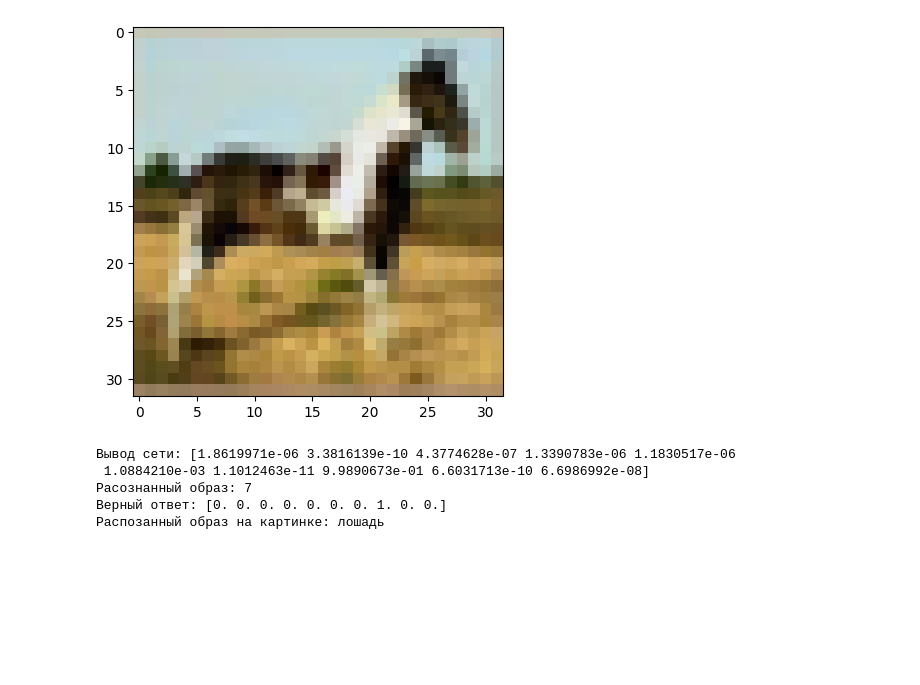
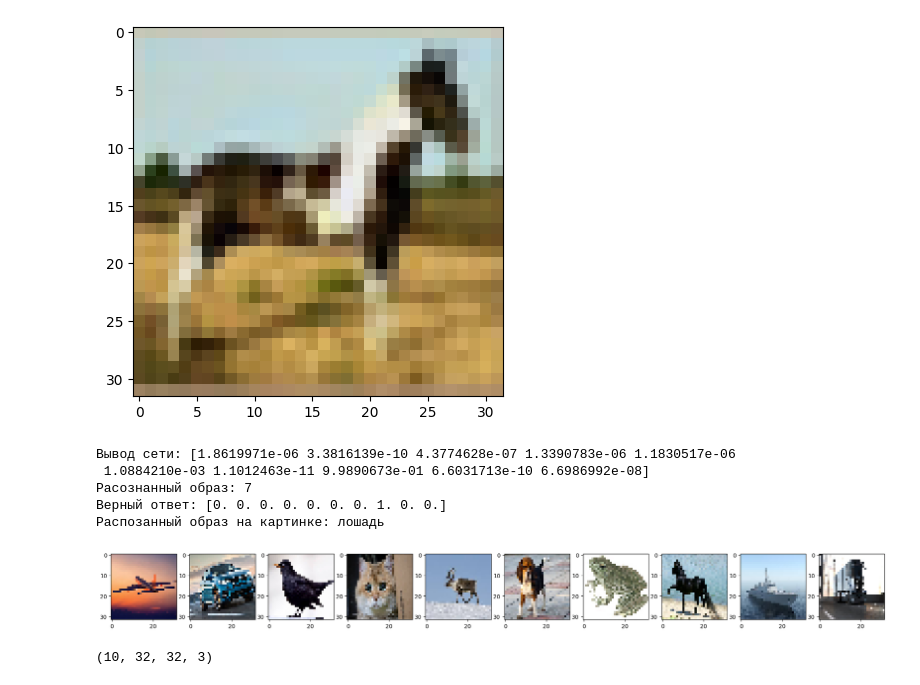
Before and after one commit to GubkinKirill/Cifar-10, a Jupyter notebook: cnn.ipynb, the cells around one changed output. Cells and saved outputs as stored; diff of their text form; code cells hidden in the pictures; blank space fills up the shorter version.

```diff
--- a/cnn.ipynb
+++ b/cnn.ipynb
@@ -327,3 +327,26 @@ print(f'Распозанный образ на картинке: {classes[np.arg
 Расознанный образ: 7
 Верный ответ: [0. 0. 0. 0. 0. 0. 0. 1. 0. 0.]
 Распозанный образ на картинке: лошадь
+# %%
+xTestReal10 = []
+yTestReal10 = []
+
+for i in range(10):
+    img_path = f'./data/Images/{i}.jpg'
+
+    xTestReal10.append(np.asarray(image.load_img(img_path,  target_size=(32, 32))))
+    yTestReal10.append(i)
+
+xTestReal10 = np.array(xTestReal10)
+yTestReal10 = np.array(yTestReal10)
+# %%
+fig, axs = plt.subplots(1, 10, figsize=(25, 3))
+for i in range(10):
+    axs[i].imshow(Image.fromarray(xTestReal10[i]).convert('RGB'))
+plt.show()
+# %% [output]
+[figure, added]
+# %%
+xTestReal10.shape
+# %% [output]
+(10, 32, 32, 3)
```
Also changed, not shown: parts of 7 cells of this notebook, 3 other files.
